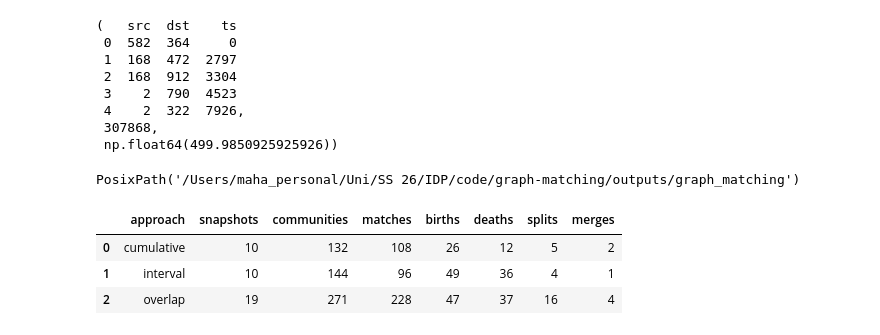
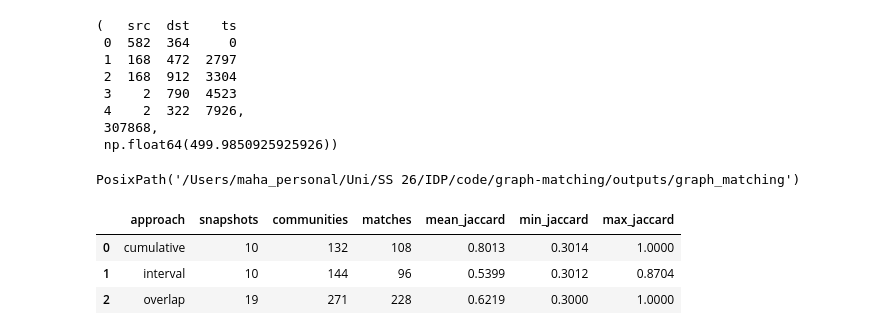
Before and after one commit to maha-marhag/unlabeled_group_detection, a Jupyter notebook: graph-matching/graph_matching_notebook.ipynb, the cells around one changed output. Cells and saved outputs as stored; diff of their text form; code cells hidden in the pictures.

```diff
--- a/graph-matching/graph_matching_notebook.ipynb
+++ b/graph-matching/graph_matching_notebook.ipynb
@@ -65,25 +65,23 @@ PosixPath('/Users/maha_personal/Uni/SS 26/IDP/code/graph-matching/outputs/graph_
 # %%
 summary = []
 for approach in ["cumulative", "interval", "overlap"]:
     base = OUTPUT_DIR / approach
     stats = pd.read_csv(base / "snapshot_stats.csv")
     communities = pd.read_csv(base / "communities.csv")
     matches = pd.read_csv(base / "matches.csv")
-    events = pd.read_csv(base / "events.csv")
     summary.append({
         "approach": approach,
         "snapshots": len(stats),
         "communities": len(communities),
         "matches": len(matches),
-        "births": int((events["event_type"] == "birth").sum()),
-        "deaths": int((events["event_type"] == "death").sum()),
-        "splits": int((events["event_type"] == "split").sum()),
-        "merges": int((events["event_type"] == "merge").sum()),
+        "mean_jaccard": matches["jaccard"].mean(),
+        "min_jaccard": matches["jaccard"].min(),
+        "max_jaccard": matches["jaccard"].max(),
     })
 
-pd.DataFrame(summary)
+pd.DataFrame(summary).round(4)
 # %% [output]
-|  | approach | snapshots | communities | matches | births | deaths | splits | merges |
-| 0 | cumulative | 10 | 132 | 108 | 26 | 12 | 5 | 2 |
-| 1 | interval | 10 | 144 | 96 | 49 | 36 | 4 | 1 |
-| 2 | overlap | 19 | 271 | 228 | 47 | 37 | 16 | 4 |
+|  | approach | snapshots | communities | matches | mean_jaccard | min_jaccard | max_jaccard |
+| 0 | cumulative | 10 | 132 | 108 | 0.8013 | 0.3014 | 1.0000 |
+| 1 | interval | 10 | 144 | 96 | 0.5399 | 0.3012 | 0.8704 |
+| 2 | overlap | 19 | 271 | 228 | 0.6219 | 0.3000 | 1.0000 |
```
Also changed, not shown: parts of 1 cell of this notebook, 6 other files.
